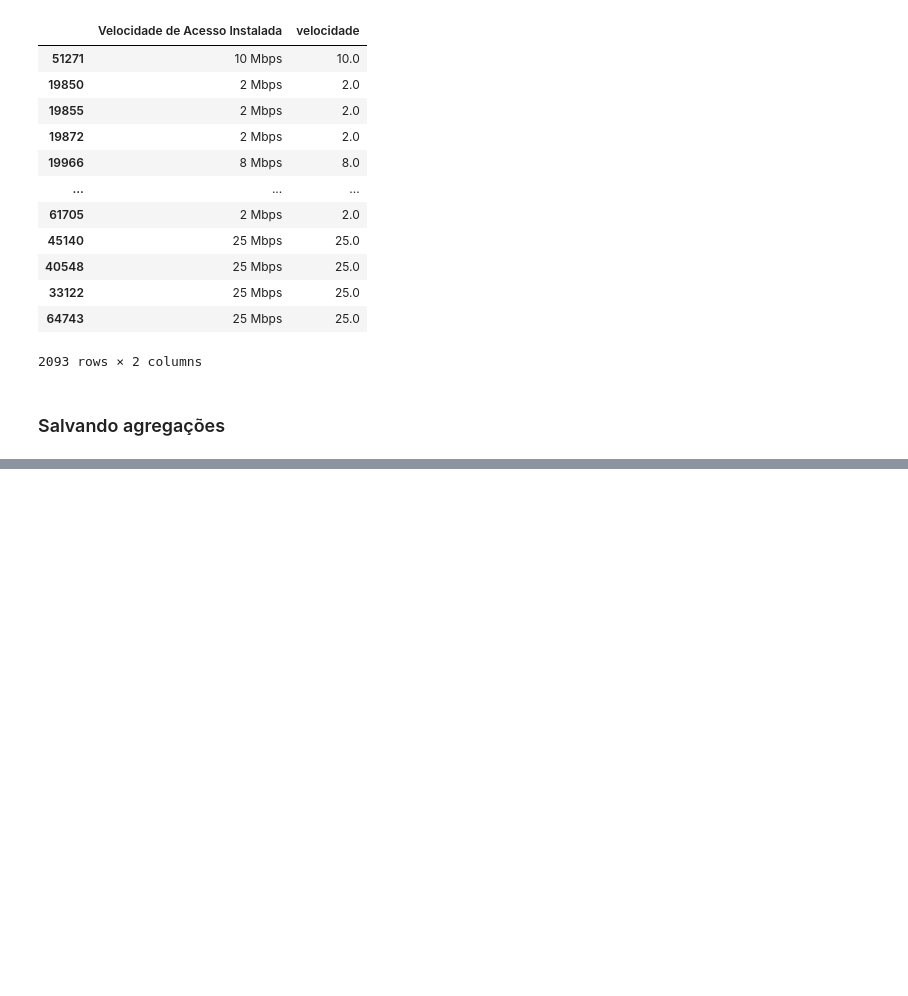
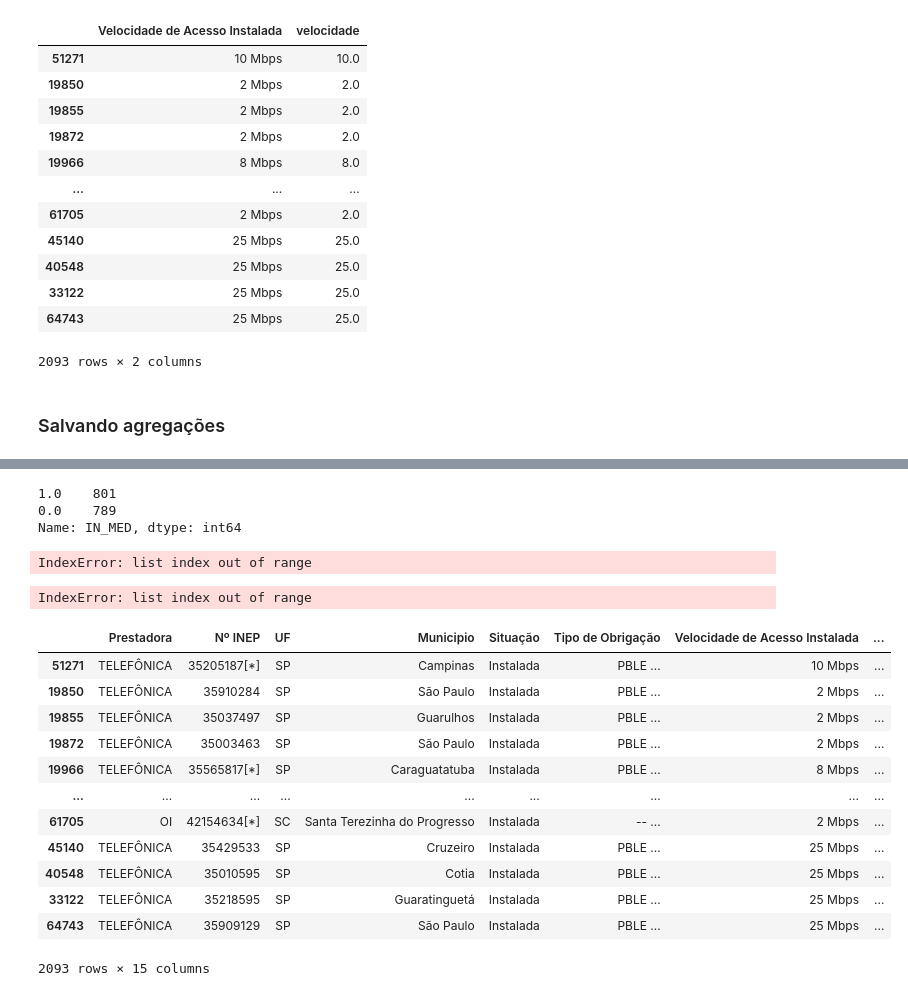
Before and after one commit to JV-Nunes/Relatorio-Conectividade, a Jupyter notebook: Analise/Schema/SC_PBLE.ipynb, the cells around one changed output, grey strips where cells are left out. Drawn from its saved outputs; the diff is of its cells as text; code cells hidden in the pictures; blank space fills up the shorter version.

```diff
--- a/Analise/Schema/SC_PBLE.ipynb
+++ b/Analise/Schema/SC_PBLE.ipynb
@@ -49,0 +105,30 @@ pble_agg_tipo_escola.to_csv('../../Resultados/Agg/PBLE/PBLE_agg_tipo_escola.csv'
+# %%
+all[all['NO_ENTIDADE'].isin(pble['Nome da Escola'])].drop_duplicates(subset='NO_ENTIDADE',keep='last').IN_MED.value_counts()
+# %% [output]
+1.0    801
+0.0    789
+Name: IN_MED, dtype: int64
+# %%
+pble['Nome da Escola'] = pble['Nome da Escola'].apply(lambda x: difflib.get_close_matches(x, all['NO_ENTIDADE'])[0])
+# %% [output]
+IndexError: list index out of range
+# %%
+df2.index = df2.index.map(lambda x: difflib.get_close_matches(x, df1.index)[0])
+# %% [output]
+IndexError: list index out of range
+# %%
+pble
+# %% [output]
+|  | Prestadora | Nº INEP | UF | Municipio | Situação | Tipo de Obrigação | Velocidade de Acesso Instalada | ... |
+| 51271 | TELEFÔNICA | 35205187[*] | SP | Campinas | Instalada | PBLE ... | 10 Mbps | ... |
+| 19850 | TELEFÔNICA | 35910284 | SP | São Paulo | Instalada | PBLE ... | 2 Mbps | ... |
+| 19855 | TELEFÔNICA | 35037497 | SP | Guarulhos | Instalada | PBLE ... | 2 Mbps | ... |
+| 19872 | TELEFÔNICA | 35003463 | SP | São Paulo | Instalada | PBLE ... | 2 Mbps | ... |
+| 19966 | TELEFÔNICA | 35565817[*] | SP | Caraguatatuba | Instalada | PBLE ... | 8 Mbps | ... |
+| ... | ... | ... | ... | ... | ... | ... | ... | ... |
+| 61705 | OI | 42154634[*] | SC | Santa Terezinha do Progresso | Instalada | -- ... | 2 Mbps | ... |
+| 45140 | TELEFÔNICA | 35429533 | SP | Cruzeiro | Instalada | PBLE ... | 25 Mbps | ... |
+| 40548 | TELEFÔNICA | 35010595 | SP | Cotia | Instalada | PBLE ... | 25 Mbps | ... |
+| 33122 | TELEFÔNICA | 35218595 | SP | Guaratinguetá | Instalada | PBLE ... | 25 Mbps | ... |
+| 64743 | TELEFÔNICA | 35909129 | SP | São Paulo | Instalada | PBLE ... | 25 Mbps | ... |
+2093 rows × 15 columns
```
Also changed, not shown: parts of 7 cells of this notebook, 3 other files.
